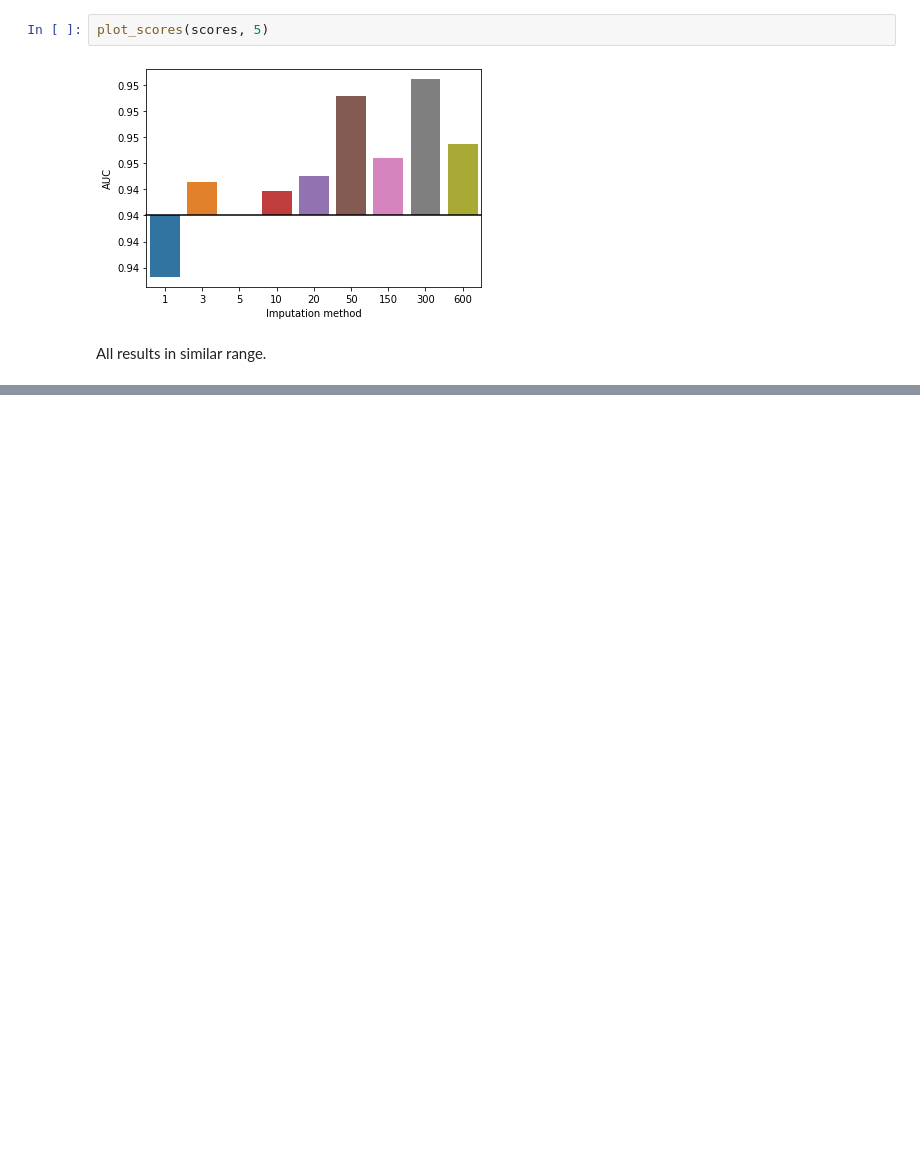
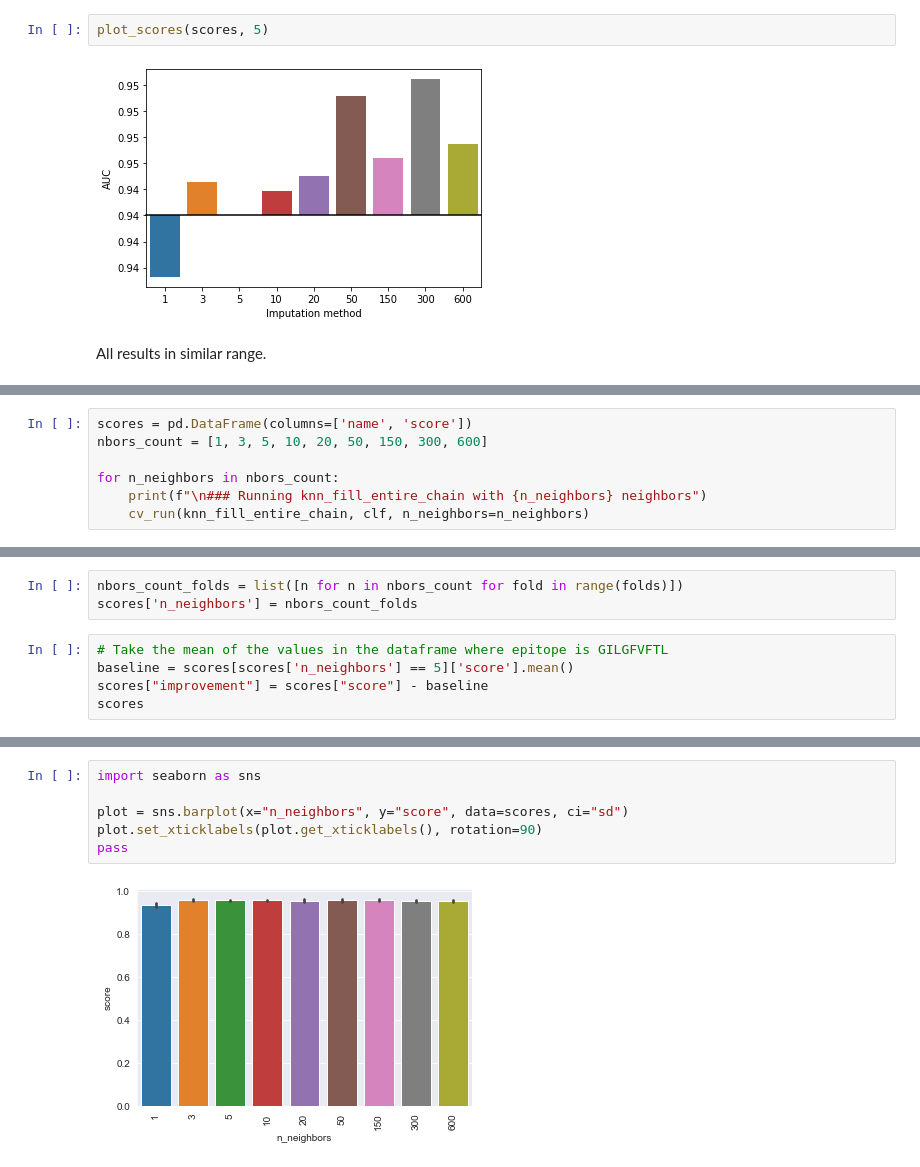
Before and after one commit to arnodeceuninck/thesis, a Jupyter notebook: 16 Alpha Beta KNN Prediction.ipynb, the cells around one changed output, grey strips where cells are left out. Saved outputs shown, nothing was run; the diff lists cells and outputs as text; blank space fills up the shorter version.

```diff
--- a/16 Alpha Beta KNN Prediction.ipynb
+++ b/16 Alpha Beta KNN Prediction.ipynb
@@ -760,0 +994,7 @@ All results in similar range.
+# %%
+scores = pd.DataFrame(columns=['name', 'score'])
+nbors_count = [1, 3, 5, 10, 20, 50, 150, 300, 600]
+
+for n_neighbors in nbors_count:
+    print(f"\n### Running knn_fill_entire_chain with {n_neighbors} neighbors")
+    cv_run(knn_fill_entire_chain, clf, n_neighbors=n_neighbors)
@@ -760,0 +1030,8 @@ All results in similar range.
+# %%
+nbors_count_folds = list([n for n in nbors_count for fold in range(folds)])
+scores['n_neighbors'] = nbors_count_folds
+# %%
+# Take the mean of the values in the dataframe where epitope is GILGFVFTL
+baseline = scores[scores['n_neighbors'] == 5]['score'].mean()
+scores["improvement"] = scores["score"] - baseline
+scores
@@ -760,0 +1056,8 @@ All results in similar range.
+# %%
+import seaborn as sns
+
+plot = sns.barplot(x="n_neighbors", y="score", data=scores, ci="sd")
+plot.set_xticklabels(plot.get_xticklabels(), rotation=90)
+pass
+# %% [output]
+[figure, added]
```
Also changed, not shown: parts of 38 cells of this notebook, 2 other files.
